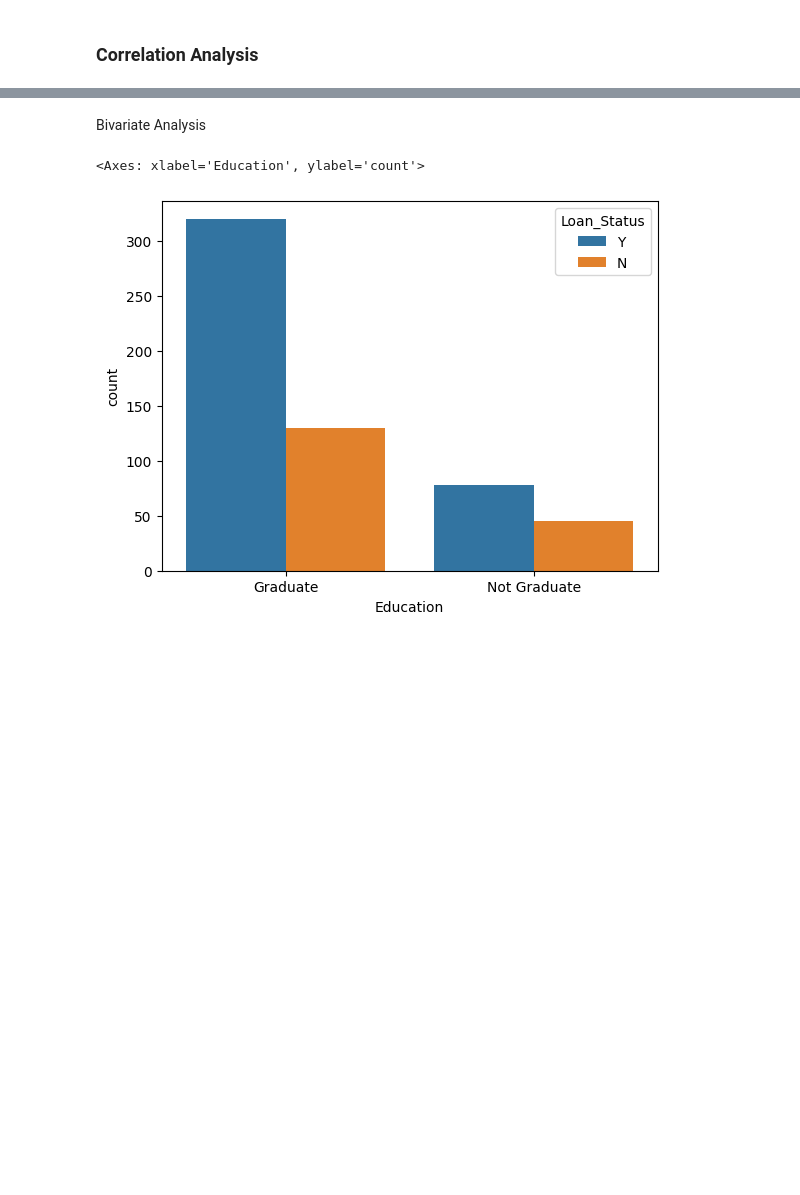
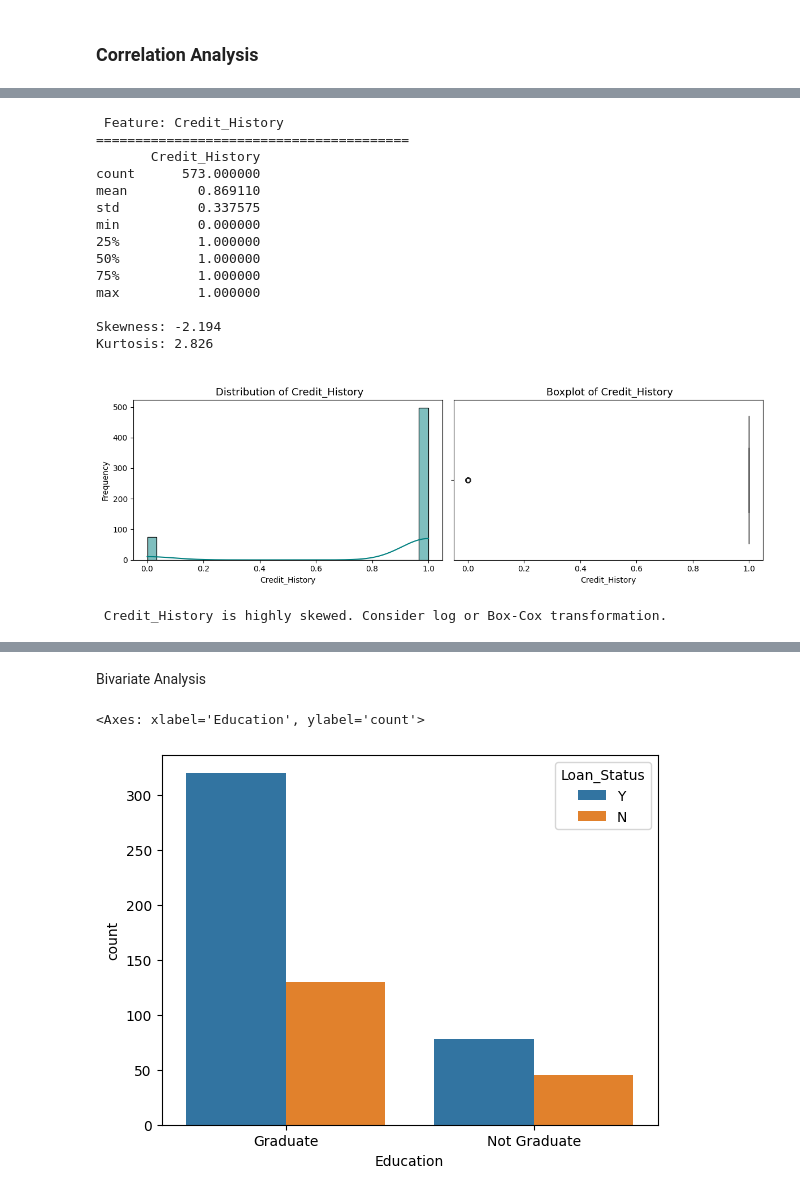
Before and after one commit to ADEOYE-MARY25/My_Task, a Jupyter notebook: Week_11/adeoye_mary_task_25.ipynb, the cells around one changed output, grey strips where cells are left out. Cells and saved outputs as stored; diff of their text form; code cells hidden in the pictures; blank space fills up the shorter version.

```diff
--- a/Week_11/adeoye_mary_task_25.ipynb
+++ b/Week_11/adeoye_mary_task_25.ipynb
@@ -453,0 +395,57 @@ Credit_History values set are highly skewed
+# %%
+
+def univariate_numerical_eda(data1, column):
+    """
+    Performs univariate EDA on a single numerical column.
+    Displays summary statistics, skewness, kurtosis, histogram, KDE, and boxplot.
+    """
+    print(f" Feature: {column}")
+    print("="*40)
+    print(data1[column].describe().to_frame())
+    print(f"\nSkewness: {data1[column].skew():.3f}")
+    print(f"Kurtosis: {data1[column].kurt():.3f}")
+
+    plt.figure(figsize=(12,4))
+
+    # Histogram + KDE
+    plt.subplot(1,2,1)
+    sns.histplot(data1[column], kde=True, bins=30, color='teal')
+    plt.title(f'\n Distribution of {column}', fontsize=13)
+    plt.xlabel(column)
+    plt.ylabel('Frequency')
+
+    # Boxplot
+    plt.subplot(1,2,2)
+    sns.boxplot(x=data1[column], color='teal')
+    plt.title(f'\n Boxplot of {column}', fontsize=13)
+
+    plt.tight_layout()
+    plt.show()
+
+    # Optional note on transformation
+    if abs(data1[column].skew()) > 1:
+        print(f"\n {column} is highly skewed. Consider log or Box-Cox transformation.")
+    elif abs(data1[column].skew()) > 0.5:
+        print(f"{column} is moderately skewed.")
+    else:
+        print(f"{column} is fairly symmetric.")
+# %%
+# 1.
+univariate_numerical_eda(data1, 'Credit_History')
+# %% [output]
+ Feature: Credit_History
+========================================
+       Credit_History
+count      573.000000
+mean         0.869110
+std          0.337575
+min          0.000000
+25%          1.000000
+50%          1.000000
+75%          1.000000
+max          1.000000
+
+Skewness: -2.194
+Kurtosis: 2.826
+[figure, added]
+ Credit_History is highly skewed. Consider log or Box-Cox transformation.
```
Also changed, not shown: parts of 42 cells of this notebook, 1 other file.
